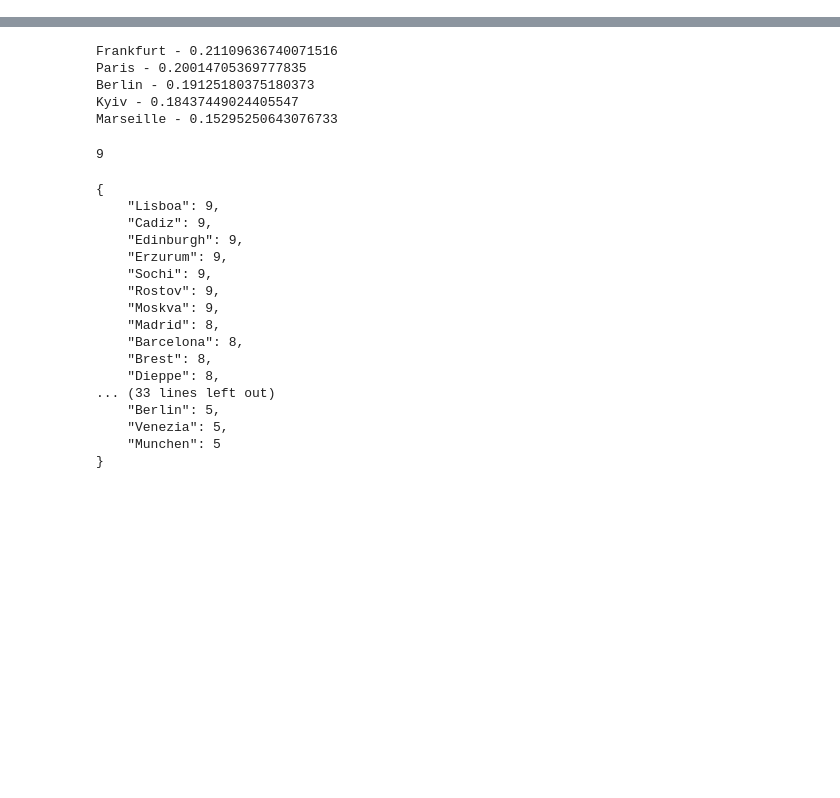
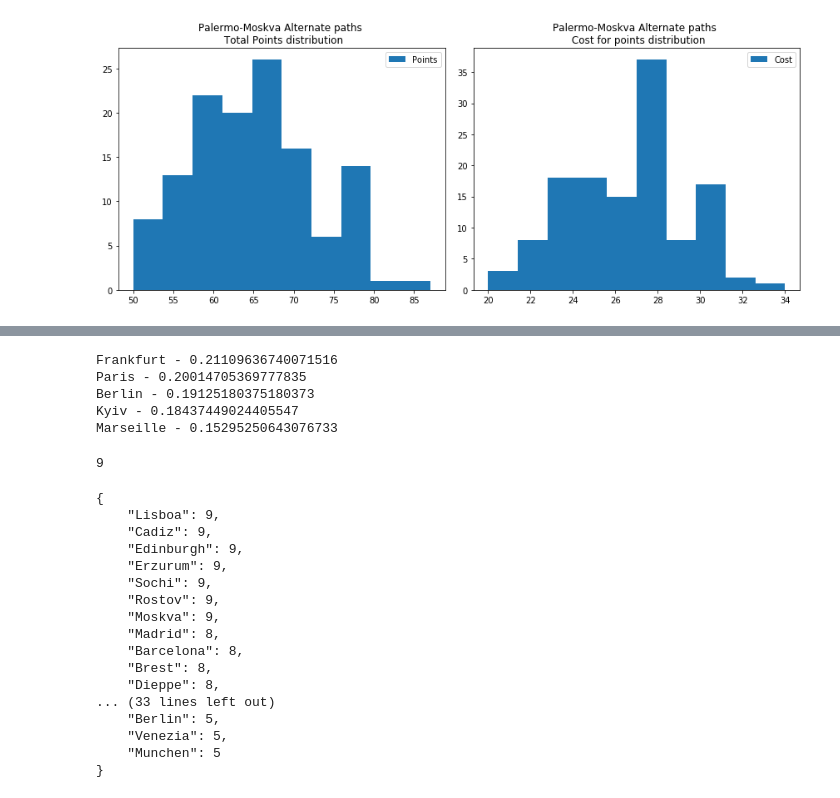
Before and after one commit to genielab/network_analysis_ticket_to_ride, a Jupyter notebook: pynb/ttr_analysis.ipynb, the cells around one changed output, grey strips where cells are left out. Saved outputs shown, nothing was run; the diff lists cells and outputs as text; code cells hidden in the pictures; blank space fills up the shorter version.

```diff
--- a/pynb/ttr_analysis.ipynb
+++ b/pynb/ttr_analysis.ipynb
@@ -109,0 +136,18 @@ temp_df.sort_values(['points_per_capita'],ascending=False).head(5)
+# %%
+#histogram of all points for all alternate paths
+
+fig = plt.figure(figsize=(12,5))
+
+plt.subplot(1, 2, 1)
+plt.hist([temp_df['path_total_points']], label="Points")
+plt.legend(loc='upper right')
+plt.title('Palermo-Moskva Alternate paths \n Total Points distribution')
+
+plt.subplot(1, 2, 2)
+plt.hist([temp_df['path_cost']], label="Cost")
+plt.legend(loc='upper right')
+plt.title('Palermo-Moskva Alternate paths \n Cost for points distribution')
+
+plt.tight_layout()
+# %% [output]
+[figure, added]
```
Also changed, not shown: parts of 27 cells of this notebook.
